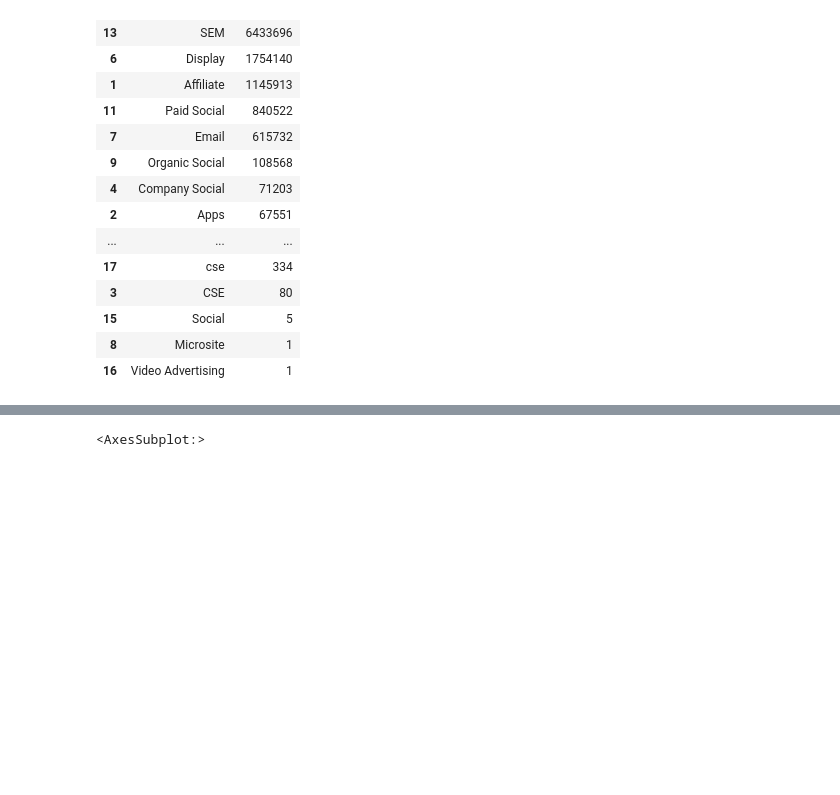
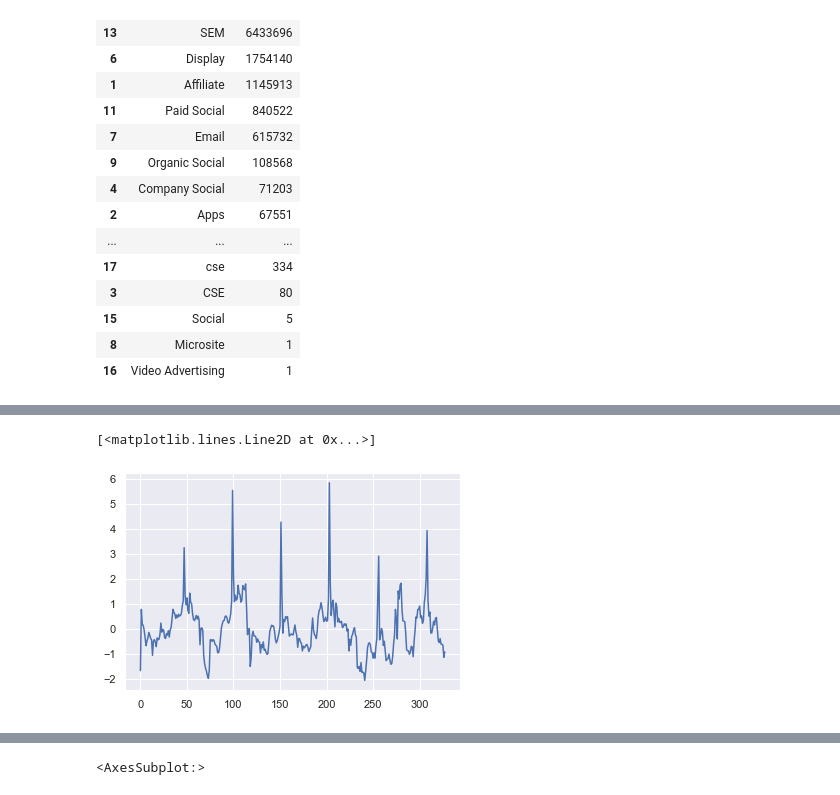
Before and after one commit to Jorge-Montenegro/TFM, a Jupyter notebook: TFM.ipynb, the cells around one changed output, grey strips where cells are left out. Drawn from its saved outputs; the diff is of its cells as text; code cells hidden in the pictures; blank space fills up the shorter version.

```diff
--- a/TFM.ipynb
+++ b/TFM.ipynb
@@ -33,8 +40,9 @@ sns.set_theme(style='darkgrid')
 First of all get all data and create a dataframe for them, I have included year, month and day
 Next time, i will use some formula for making those calculations
 # %%
-myfile = "./data_v1.xlsx"
-data = pd.read_excel(myfile)
+#Data set to train
+my_train_file = "./data_v1.xlsx"
+data = pd.read_excel(my_train_file)
 data
 # %% [output]
 |  | Date | Program | Visits | Revenue |
@@ -256,3 +283,22 @@ def data_split(X, y):
 
     X_train, X_test, y_train, y_test = train_test_split(X, y, test_size=0.20, random_state=1)
     return X_train, X_test, y_train, y_test
+# %%
+def data_normalization(df, scale_param):
+    """
+    DESCRIPTION
+      This function returns a new DataFrame with all elements normalized based on scale method
+    ARGUMENTS
+      df: DataFrame to normalize
+      scaler: Type of normalization
+    RETURN
+      New DataFrame normalized
+    """
+
+    #Dictionaries of scaling methods
+    methods = {'norm': StandardScaler(),
+               'robust': RobustScaler()}
+    #Data Normalization
+    scaler = methods[scale_param]
+    columns = df.columns
+    return pd.DataFrame(scaler.fit_transform(df), columns = columns)
@@ -276,0 +360,5 @@ data
+# %%
+plt.plot(data_normalization(data, 'norm').index, data_normalization(data, 'norm')['SEO'])
+# %% [output]
+[<matplotlib.lines.Line2D at 0x...>]
+[figure, added]
```
Also changed, not shown: parts of 29 cells of this notebook.
